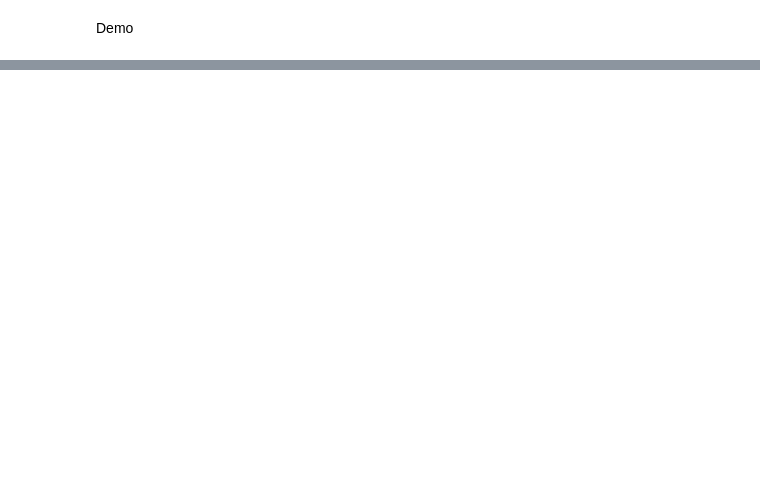
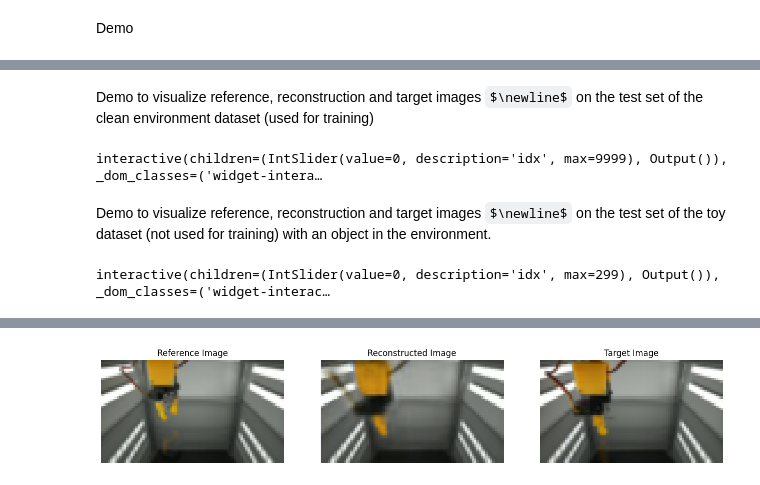
Before and after one commit to GiacomoBillo/cloudgripper-visual-autoencoder, a Jupyter notebook: visual_autoencoder/demo.ipynb, the cells around one changed output, grey strips where cells are left out. Drawn from its saved outputs; the diff is of its cells as text; code cells hidden in the pictures; some formulas as TeX source; blank space fills up the shorter version.

```diff
--- a/visual_autoencoder/demo.ipynb
+++ b/visual_autoencoder/demo.ipynb
@@ -420,0 +515,19 @@ Robot configuration x=0.970, y=0.500, z=0.089, r=0.000, g=1.000
+# %%
+MODEL_TO_LOAD = "unet_10ref_val10000_batch32_xyzrg"
+# %%
+# load model config
+model_path = os.path.join(dir, decoder_type, MODEL_TO_LOAD)
+config_file = os.path.join(dir, decoder_type, MODEL_TO_LOAD, "config.yaml")
+with open(config_file, "r") as f:
+    config = yaml.safe_load(f)
+
+# load trained model
+unet_10ref = UNetWithFiLM(
+    model_name=MODEL_TO_LOAD,
+    accelerator=accelerator,
+    config=config,
+)
+unet_10ref.load_model(model_path)
+unet_10ref = accelerator.prepare(unet_10ref)
+unet_10ref.eval()
+unet_10ref_trainer = Trainer(unet_10ref, config)
@@ -420,0 +555,17 @@ Robot configuration x=0.970, y=0.500, z=0.089, r=0.000, g=1.000
+# %% [markdown]
+Demo to visualize reference, reconstruction and target images $\newline$
+on the test set of the clean environment dataset (used for training)
+# %%
+slider_reference_vs_reconstruction_vs_target(test_dataset_10ref, unet_10ref_trainer)
+# %% [output]
+interactive(children=(IntSlider(value=0, description='idx', max=9999), Output()), _dom_classes=('widget-intera…
+# %% [markdown]
+Demo to visualize reference, reconstruction and target images $\newline$
+on the test set of the toy dataset (not used for training) with an object in the environment.
+# %%
+slider_reference_vs_reconstruction_vs_target(toy_test_dataset_10ref, unet_10ref_trainer)
+# %% [output]
+interactive(children=(IntSlider(value=0, description='idx', max=299), Output()), _dom_classes=('widget-interac…
+# %%
+show_sample_reference_vs_reconstruction_vs_target(test_dataset_10ref, unet_10ref_trainer, idx=8)
+# %% [output]
@@ -420,0 +576 @@ Robot configuration x=0.970, y=0.500, z=0.089, r=0.000, g=1.000
+[figure, added]
```
Also changed, not shown: parts of 27 cells of this notebook, 3 other files.
